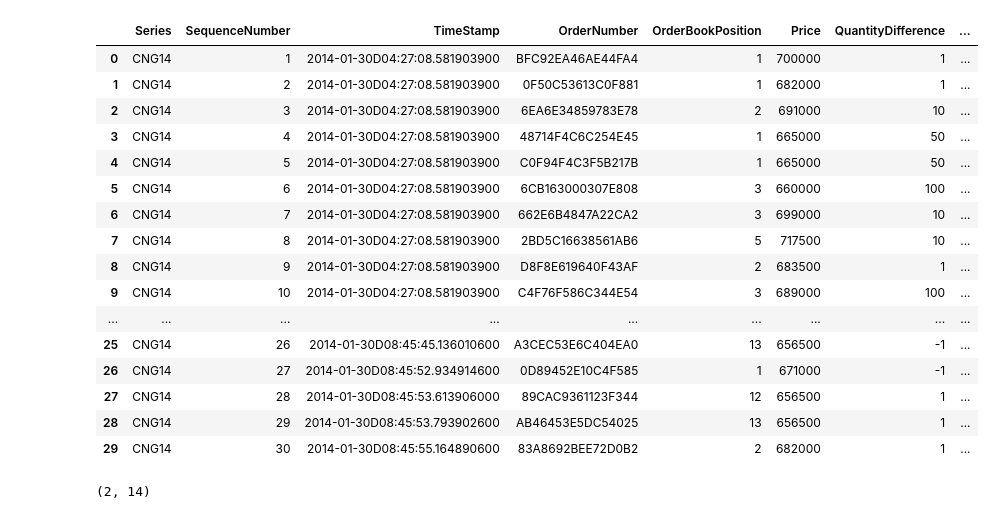
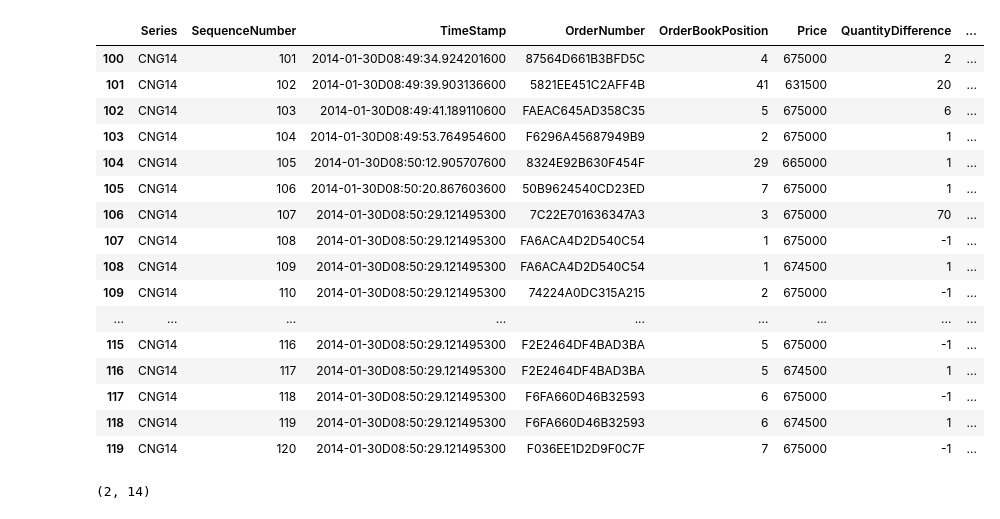
Before and after one commit to rorysroes/SGX-Full-OrderBook-Tick-Data-Trading-Strategy, a Jupyter notebook: before_open_market_9_21_csv.ipynb, the cells around one changed output. Cells and saved outputs as stored; diff of their text form; code cells hidden in the pictures.

```diff
--- a/before_open_market_9_21_csv.ipynb
+++ b/before_open_market_9_21_csv.ipynb
@@ -74,12 +74,12 @@ def order_book_to_csv(order_book_bid,order_book_ask,data,i):
     print order_book_bid_ask
     with open('order_book.csv','a') as f:
         order_book = csv.writer(f)
-        order_book.writerow(["TimeStamp",data.TimeStamp[i:i+1].iloc[0]])
+        order_book.writerow(["TimeStamp",data.TimeStamp[i-1:i].iloc[0]])
         order_book = csv.writer(f,delimiter=',')
         for i in range(0,len(order_book_bid_ask)):
             order_book.writerow(order_book_bid_ask[i:i+1].values.tolist()[0])
 # %%
-for i in range(len(y),30,1):
+for i in range(len(y),120,1):
 
     print i#,temp_bid,temp_ask
     time_second = int(data[i:i+1].TimeStamp.iloc[0][18]) + int(data[i:i+1].TimeStamp.iloc[0][17])*10 +\
@@ -140,7 +140,7 @@ for i in range(len(y),30,1):
             elif data.TimeStamp[i] != x1[temp_ask]:
                 print 'timestamp = %s'%(data.TimeStamp[i])
                 if temp_ask == 0:
-                    order_book_to_csv(order_book_bid[temp_bid],order_book_ask[temp_ask],data,i)
+                    #order_book_to_csv(order_book_bid[temp_bid],order_book_ask[temp_ask],data,i)
                     temp_ask = temp_ask + 1
                     order_book_ask[temp_ask] = order_book_ask[temp_ask - 1]
                     best_price = data[i:(i+1)]['BestPrice']
@@ -355,7 +355,7 @@ for i in range(len(y),30,1):
                 print temp_bid
                 print 'timestamp = %s'%(data.TimeStamp[i])
                 if temp_bid == 0:
-                    order_book_to_csv(order_book_bid[temp_bid],order_book_ask[temp_ask],data,i)
+                    #order_book_to_csv(order_book_bid[temp_bid],order_book_ask[temp_ask],data,i)
                     best_price = data[i:(i+1)]['BestPrice']
                     position_ = int(data[['OrderBookPosition']][i:i+1].iloc[0]) - 1
                     temp_bid = temp_bid + 1
@@ -391,7 +391,6 @@ for i in range(len(y),30,1):
                         pass
                 else:
                     order_book_to_csv(order_book_bid[temp_bid],order_book_ask[temp_ask],data,i)
-
                     position_ = int(data[['OrderBookPosition']][i:i+1].iloc[0]) - 1
                     order_book_bid.append(order_book_bid[temp_bid])
                     temp_bid = temp_bid + 1
@@ -468,7 +467,6 @@ for i in range(len(y),30,1):
             elif data.TimeStamp[i] != x2[temp_bid]:
                 print 'timestamp = %s'%(data.TimeStamp[i])
                 order_book_to_csv(order_book_bid[temp_bid],order_book_ask[temp_ask],data,i)
-
                 order_book_bid.append(order_book_bid[temp_bid])
                 order_number_ =  data['OrderNumber'][i:i+1].iloc[0]
                 position_ = order_book_bid[temp_bid][order_book_bid[temp_bid].OrderNumber == order_number_].index[0]
@@ -553,23 +597,23 @@ pd.read_table('order_book.csv',sep=',')
-# %%
-data.head(30)
-# %% [output]
-|  | Series | SequenceNumber | TimeStamp | OrderNumber | OrderBookPosition | Price | QuantityDifference | ... |
-| 0 | CNG14 | 1 | 2014-01-30D04:27:08.581903900 | BFC92EA46AE44FA4 | 1 | 700000 | 1 | ... |
-| 1 | CNG14 | 2 | 2014-01-30D04:27:08.581903900 | 0F50C53613C0F881 | 1 | 682000 | 1 | ... |
-| 2 | CNG14 | 3 | 2014-01-30D04:27:08.581903900 | 6EA6E34859783E78 | 2 | 691000 | 10 | ... |
-| 3 | CNG14 | 4 | 2014-01-30D04:27:08.581903900 | 48714F4C6C254E45 | 1 | 665000 | 50 | ... |
-| 4 | CNG14 | 5 | 2014-01-30D04:27:08.581903900 | C0F94F4C3F5B217B | 1 | 665000 | 50 | ... |
-| 5 | CNG14 | 6 | 2014-01-30D04:27:08.581903900 | 6CB163000307E808 | 3 | 660000 | 100 | ... |
-| 6 | CNG14 | 7 | 2014-01-30D04:27:08.581903900 | 662E6B4847A22CA2 | 3 | 699000 | 10 | ... |
-| 7 | CNG14 | 8 | 2014-01-30D04:27:08.581903900 | 2BD5C16638561AB6 | 5 | 717500 | 10 | ... |
-| 8 | CNG14 | 9 | 2014-01-30D04:27:08.581903900 | D8F8E619640F43AF | 2 | 683500 | 1 | ... |
-| 9 | CNG14 | 10 | 2014-01-30D04:27:08.581903900 | C4F76F586C344E54 | 3 | 689000 | 100 | ... |
-| ... | ... | ... | ... | ... | ... | ... | ... | ... |
-| 25 | CNG14 | 26 | 2014-01-30D08:45:45.136010600 | A3CEC53E6C404EA0 | 13 | 656500 | -1 | ... |
-| 26 | CNG14 | 27 | 2014-01-30D08:45:52.934914600 | 0D89452E10C4F585 | 1 | 671000 | -1 | ... |
-| 27 | CNG14 | 28 | 2014-01-30D08:45:53.613906000 | 89CAC9361123F344 | 12 | 656500 | 1 | ... |
-| 28 | CNG14 | 29 | 2014-01-30D08:45:53.793902600 | AB46453E5DC54025 | 13 | 656500 | 1 | ... |
-| 29 | CNG14 | 30 | 2014-01-30D08:45:55.164890600 | 83A8692BEE72D0B2 | 2 | 682000 | 1 | ... |
+# %%
+data[100:120]
+# %% [output]
+|  | Series | SequenceNumber | TimeStamp | OrderNumber | OrderBookPosition | Price | QuantityDifference | ... |
+| 100 | CNG14 | 101 | 2014-01-30D08:49:34.924201600 | 87564D661B3BFD5C | 4 | 675000 | 2 | ... |
+| 101 | CNG14 | 102 | 2014-01-30D08:49:39.903136600 | 5821EE451C2AFF4B | 41 | 631500 | 20 | ... |
+| 102 | CNG14 | 103 | 2014-01-30D08:49:41.189110600 | FAEAC645AD358C35 | 5 | 675000 | 6 | ... |
+| 103 | CNG14 | 104 | 2014-01-30D08:49:53.764954600 | F6296A45687949B9 | 2 | 675000 | 1 | ... |
+| 104 | CNG14 | 105 | 2014-01-30D08:50:12.905707600 | 8324E92B630F454F | 29 | 665000 | 1 | ... |
+| 105 | CNG14 | 106 | 2014-01-30D08:50:20.867603600 | 50B9624540CD23ED | 7 | 675000 | 1 | ... |
+| 106 | CNG14 | 107 | 2014-01-30D08:50:29.121495300 | 7C22E701636347A3 | 3 | 675000 | 70 | ... |
+| 107 | CNG14 | 108 | 2014-01-30D08:50:29.121495300 | FA6ACA4D2D540C54 | 1 | 675000 | -1 | ... |
+| 108 | CNG14 | 109 | 2014-01-30D08:50:29.121495300 | FA6ACA4D2D540C54 | 1 | 674500 | 1 | ... |
+| 109 | CNG14 | 110 | 2014-01-30D08:50:29.121495300 | 74224A0DC315A215 | 2 | 675000 | -1 | ... |
+| ... | ... | ... | ... | ... | ... | ... | ... | ... |
+| 115 | CNG14 | 116 | 2014-01-30D08:50:29.121495300 | F2E2464DF4BAD3BA | 5 | 675000 | -1 | ... |
+| 116 | CNG14 | 117 | 2014-01-30D08:50:29.121495300 | F2E2464DF4BAD3BA | 5 | 674500 | 1 | ... |
+| 117 | CNG14 | 118 | 2014-01-30D08:50:29.121495300 | F6FA660D46B32593 | 6 | 675000 | -1 | ... |
+| 118 | CNG14 | 119 | 2014-01-30D08:50:29.121495300 | F6FA660D46B32593 | 6 | 674500 | 1 | ... |
+| 119 | CNG14 | 120 | 2014-01-30D08:50:29.121495300 | F036EE1D2D9F0C7F | 7 | 675000 | -1 | ... |
 # %%
 temp_ask,temp_bid
 # %% [output]
```
Also changed, not shown: parts of 2 cells of this notebook.
